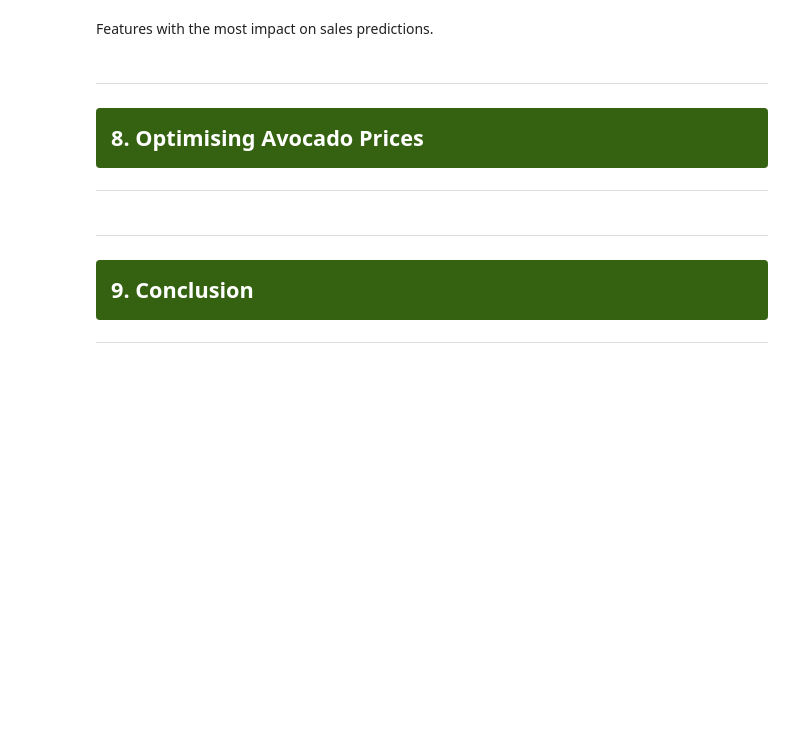
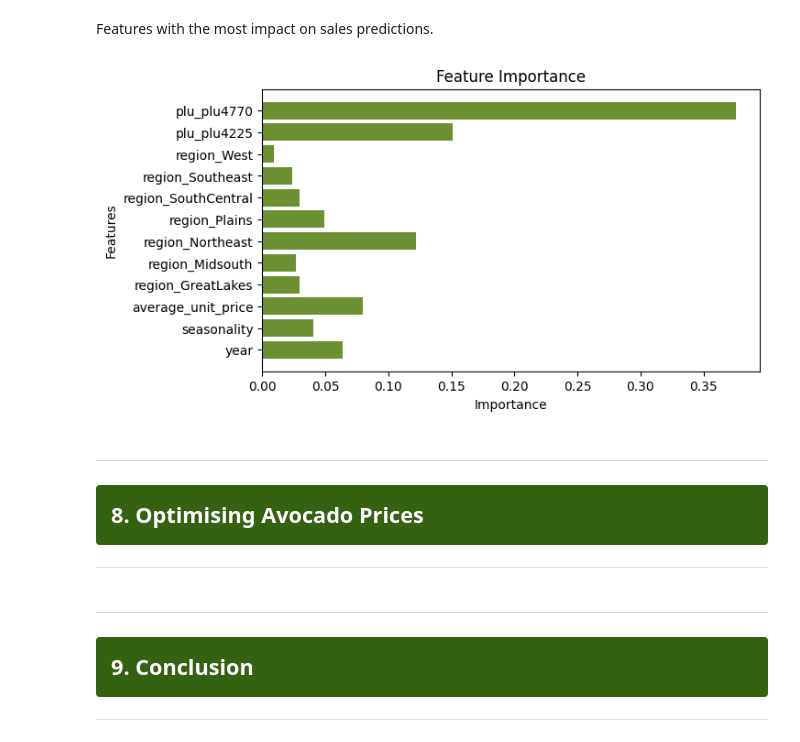
Before and after one commit to MeganHolborn/Avocado-price-optimisation, a Jupyter notebook: Notebook.ipynb, the cells around one changed output. Saved outputs shown, nothing was run; the diff lists cells and outputs as text; code cells hidden in the pictures; blank space fills up the shorter version.

```diff
--- a/Notebook.ipynb
+++ b/Notebook.ipynb
@@ -957,5 +1031,15 @@ Model performance on unseen test data.
 # %% [markdown]
 Features with the most impact on sales predictions.
+# %%
+feature_importances = best_model.feature_importances_
+plt.barh(X_train.columns, feature_importances, color='#6C8F32')
+plt.xlabel('Importance')
+plt.ylabel('Features')
+plt.title('Feature Importance')
+plt.grid(False)
+plt.show()
+# %% [output]
+[figure, added]
 # %% [markdown]
 <hr style="border: none; border-top: 1px solid black; height: 1px;">
 <h2 id="optimisation" style="color: white; background-color: #356211; margin: 10px; padding: 15px; padding-left: 15px; border-radius: 4px;">8. Optimising Avocado Prices</h2>
```
Also changed, not shown: parts of 30 cells of this notebook.
